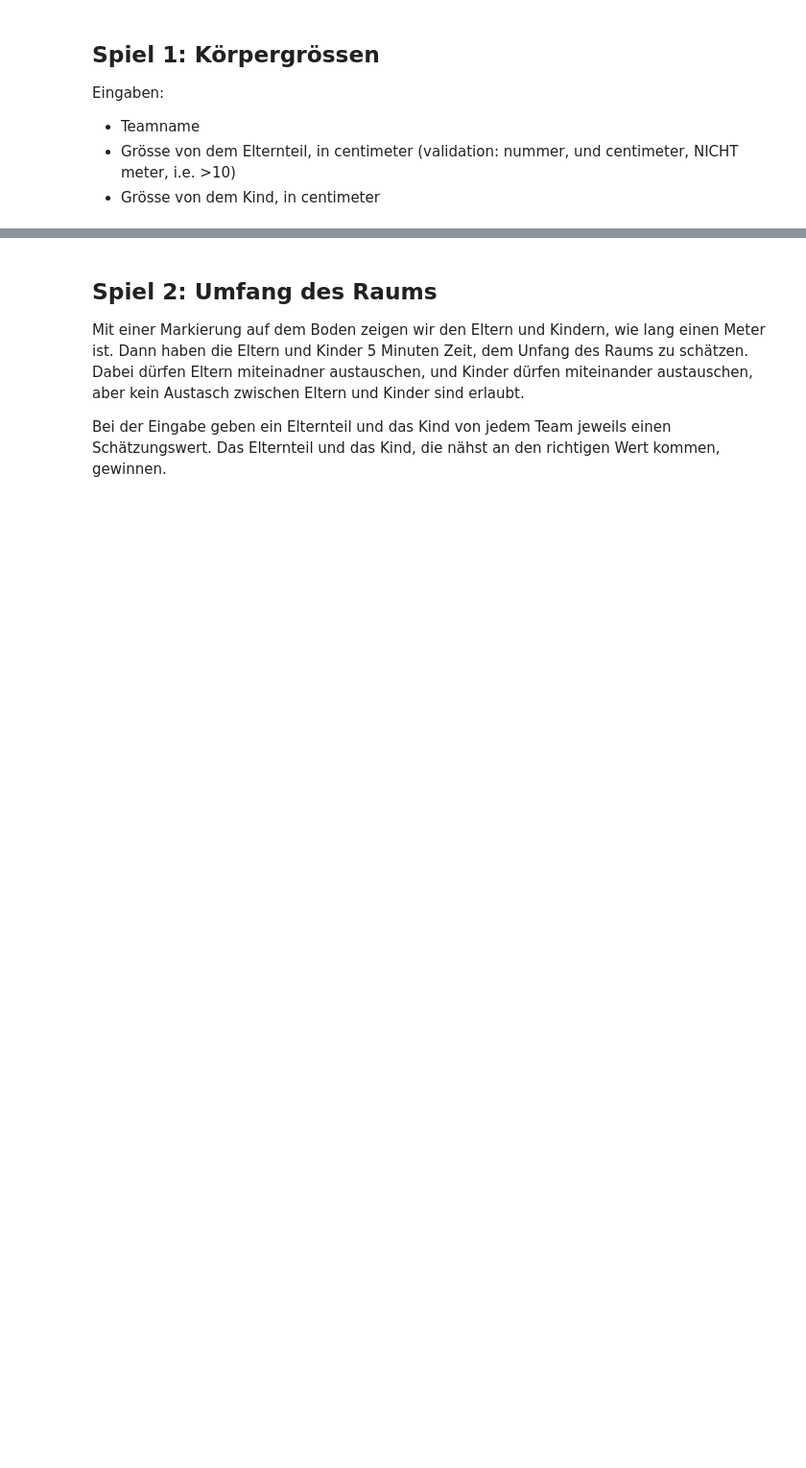
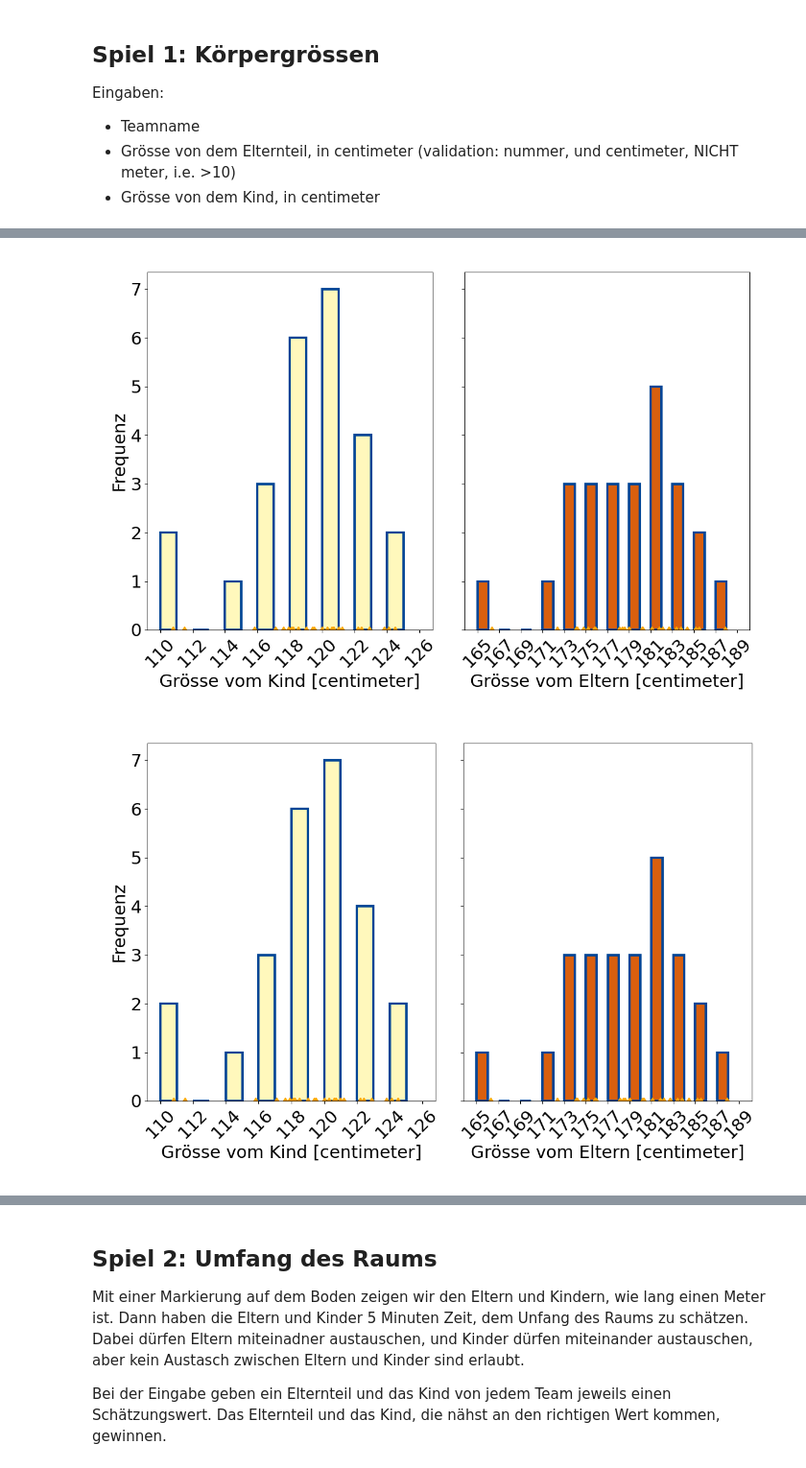
Before and after one commit to bedapub/2025-10-Zukunftstag-simulation, a Jupyter notebook: 2025-10-Zukunftstag-simulation.ipynb, the cells around one changed output, grey strips where cells are left out. Shown at 96% size. Drawn from its saved outputs; the diff is of its cells as text; code cells hidden in the pictures; blank space fills up the shorter version.

```diff
--- a/2025-10-Zukunftstag-simulation.ipynb
+++ b/2025-10-Zukunftstag-simulation.ipynb
@@ -24,12 +24,16 @@ import numpy as np
 import itables
 import matplotlib
 import seaborn as sns
+import mplcursors as mc
+
+%matplotlib widget
 
 from itables import show
 import matplotlib.pyplot as plt
 
 matplotlib_font = {'size': 22}
 matplotlib.rc('font', **matplotlib_font)
+matplotlib.rcParams['figure.figsize'] = [8, 8]
 
 itables.options.allow_html = True
 itables.options.style = "table-layout: auto; width: auto; font-size: huge;"
@@ -99,25 +128,29 @@ show(team_df, paging=False)
 # %%
-fig, axs = plt.subplots(1, 2, sharey=True, tight_layout=True,  figsize=(12, 5))
+fig, axs = plt.subplots(1, 2, sharey=True, tight_layout=True,
+                        figsize=(12, 8))
 
 def groesse_bins(values):
     min_val = int(np.round(np.min(values)))
     max_val = int(np.round(np.max(values)))
     res = np.arange(min_val-1, max_val+3, 2) ## +3 makes sure that data in the the last bin is shown
     return(res)
 
 def plot_groesse(values, ax, style):
     value_bins = groesse_bins(values)
     ax.hist(values, bins=value_bins, width=1, **style)
     ax.set(xticks=value_bins)
     ax.set_xticklabels(ax.get_xticks(), rotation=45)
     ax.plot(values, 0*values, 'd', color="orange")
     return(ax)
 
 axs[0] = plot_groesse(kind_groesse, axs[0],
                       style={'facecolor': '#FFF8BC', 'edgecolor': '#004495', 'linewidth': 3})
 axs[0].set(xlabel="Grösse vom Kind [centimeter]", ylabel="Frequenz")
 axs[1] = plot_groesse(eltern_groesse, axs[1],
                       style={'facecolor': '#D95F0E', 'edgecolor': '#004495', 'linewidth': 3})
 axs[1].set(xlabel="Grösse vom Eltern [centimeter]")
-plt.show()
+fig.show()
+# %% [output]
+[figure, added]
+[figure, added]
 # %%
```
Also changed, not shown: parts of 9 cells of this notebook, 1 other file.
